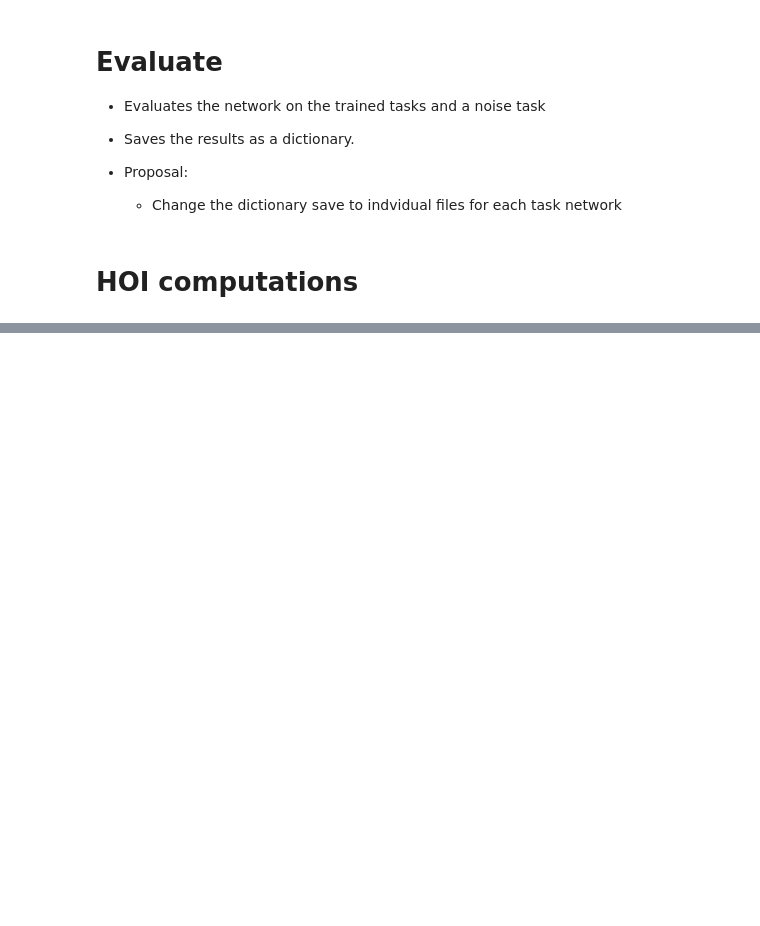
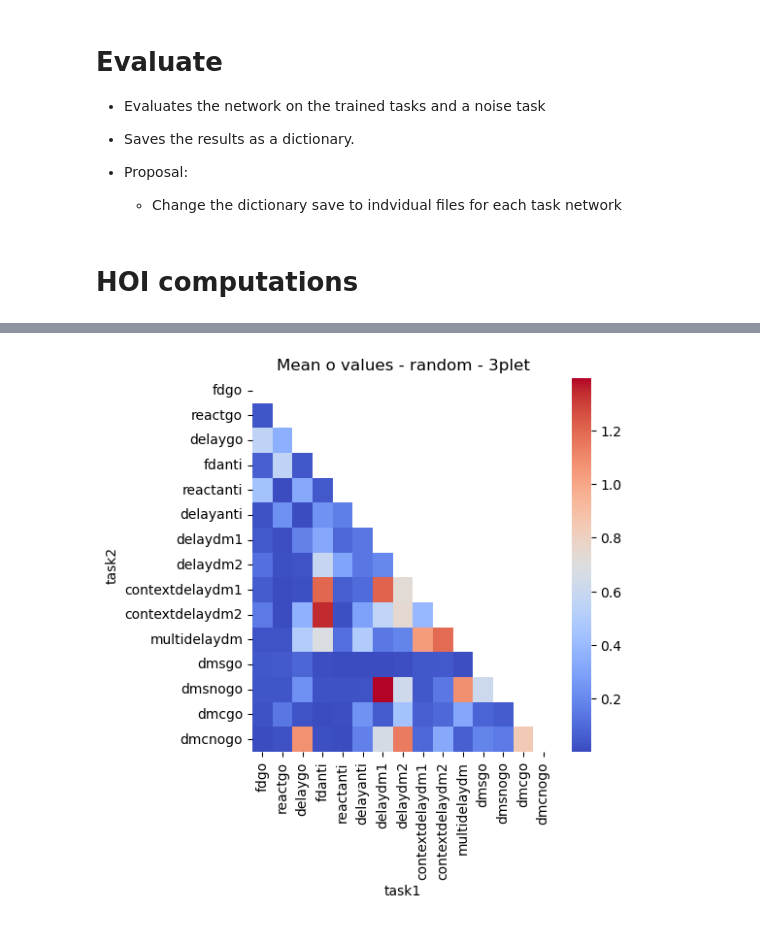
Before and after one commit to SalvadorCalanni/LACONEU25_group_project, a Jupyter notebook: Ori_repo_and_data/pipeline24.ipynb, the cells around one changed output, grey strips where cells are left out. Cells and saved outputs as stored; diff of their text form; code cells hidden in the pictures; blank space fills up the shorter version.

```diff
--- a/Ori_repo_and_data/pipeline24.ipynb
+++ b/Ori_repo_and_data/pipeline24.ipynb
@@ -132,9 +134,9 @@ torch.device('cuda' if torch.cuda.is_available() else 'cpu')
 print('Using device:', torch.device('cuda' if torch.cuda.is_available() else 'cpu'))
 
 
-model_dirs = os.listdir("../networks_24/")
+model_dirs = os.listdir("networks_24/")
 
-out = np.load('mods_24.npy', allow_pickle=True).item()
+out = np.load('eval_24.npy', allow_pickle=True).item()
 out.keys()
 
 # join and organize the data
@@ -160,8 +162,8 @@ all_meanhoi = []
 for model in model_dirs:
     for task in alldata[model].keys():
         print(model, task, alldata[model][task].shape)
-        htensor = torch.tensor(alldata[model][task].T, dtype=torch.float32, device='cpu')
-        hoidata = multi_order_measures(alldata[model][task][:,:shorterlength].T, min_order=1, max_order=6)
+        htensor = torch.tensor(alldata[model][task].T, dtype=torch.float32, device='cuda')
+        hoidata = multi_order_measures(alldata[model][task][:,:shorterlength].T, min_order=3, max_order=6)
         meanhoi = hoidata.groupby('order').mean()[["o", "s", "tc", "dtc"]]
         # Add model and task columns
         meanhoi['model'] = model
@@ -172,4 +174,4 @@ for model in model_dirs:
 concatenated_meanhoi = pd.concat(all_meanhoi)
 #save the concat dataframe
 concatenated_meanhoi = concatenated_meanhoi.reset_index()
-concatenated_meanhoi.to_csv('concatenated_meanhoi_trimmed_24.csv')
+concatenated_meanhoi.to_csv('concatenated_meanhoi_trimmed_24_3_6.csv')
@@ -175,0 +194,17 @@ concatenated_meanhoi.to_csv('concatenated_meanhoi_trimmed_24.csv')
+# %%
+#add a column thats from the "laconeu_fdgo_delaydm1_24" model column fdgo as task1
+concatenated_meanhoi['task1'] = concatenated_meanhoi['model'].apply(lambda x: x.split('_')[1])
+concatenated_meanhoi['task2'] = concatenated_meanhoi['model'].apply(lambda x: x.split('_')[2])
+# %%
+
+#just use the random task and order = 3
+subselect_meanhoi = concatenated_meanhoi[(concatenated_meanhoi['order'] == 3) & (concatenated_meanhoi['task'] == 'random')]
+# Create a pivot table with tasks list as the order reference
+pivot_table = subselect_meanhoi.pivot(index='task2', columns='task1', values='o').reindex(index=tasks, columns=tasks)
+# Create a heatmap
+plt.figure(figsize=(5, 5))
+sns.heatmap(pivot_table, cmap='coolwarm')#, cbar_kws={'label': 'o'}), annot=True
+plt.title('Mean o values - random - 3plet')
+plt.show()
+# %% [output]
+[figure, added]
```
Also changed, not shown: parts of 5 cells of this notebook.
